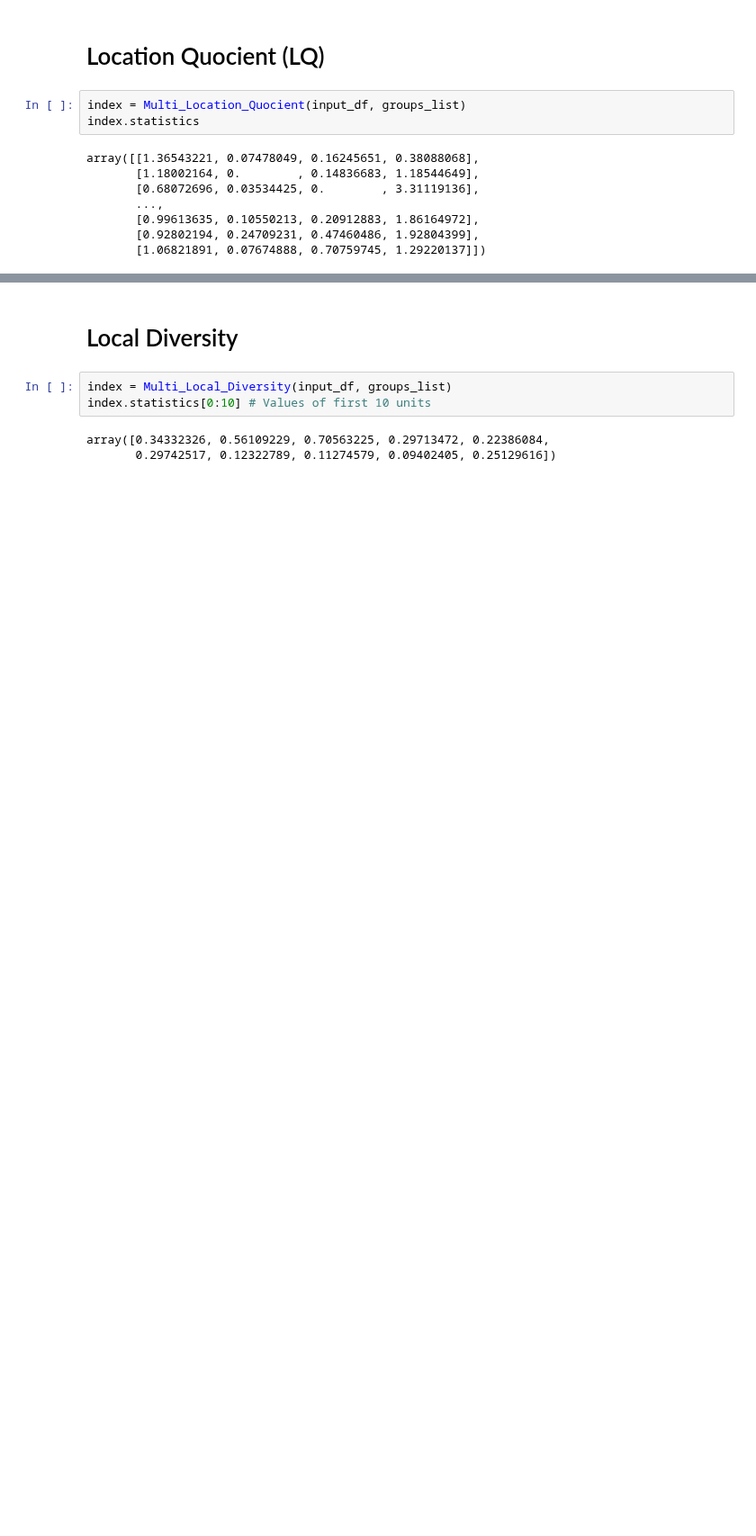
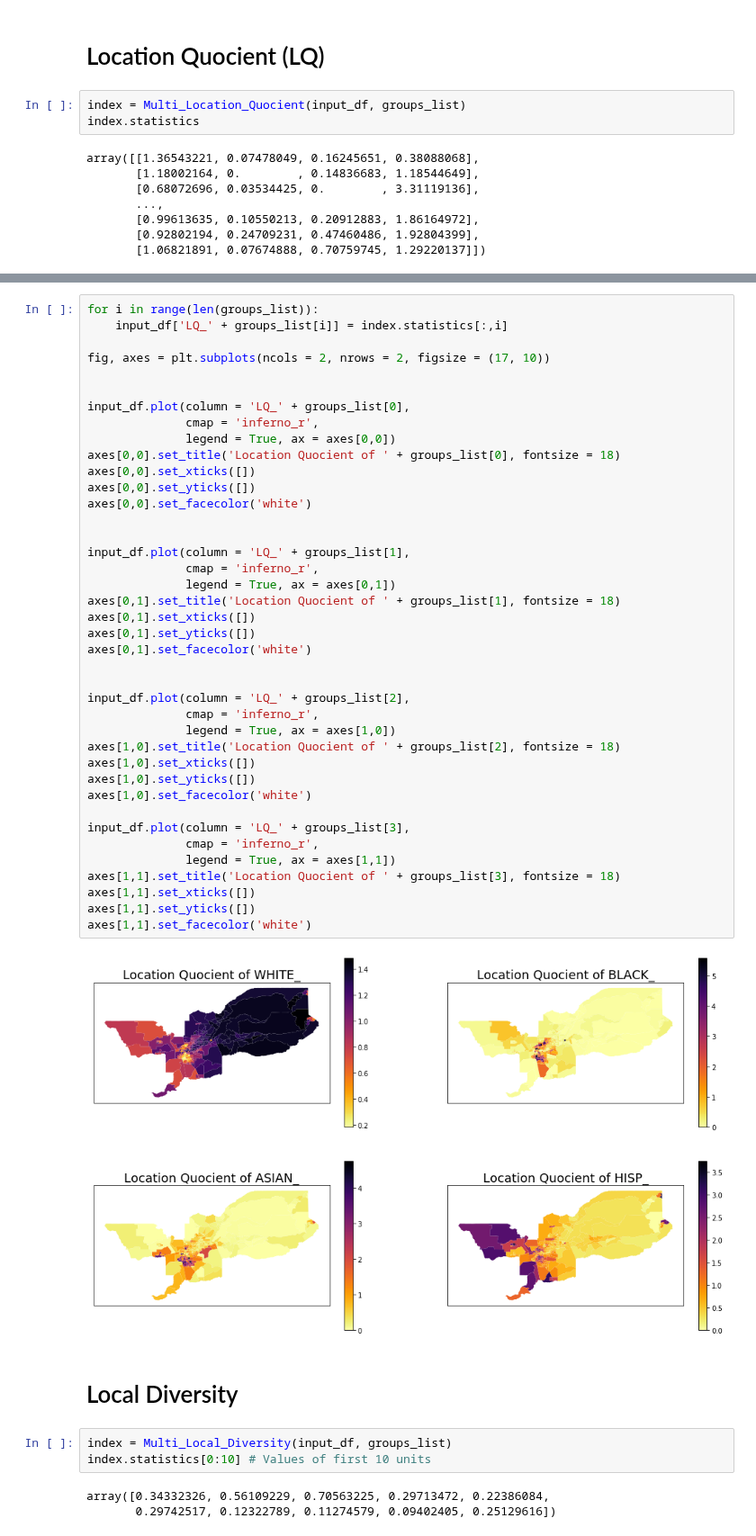
Before and after one commit to pysal/segregation, a Jupyter notebook: notebooks/local_measures_example.ipynb, the cells around one changed output, grey strips where cells are left out. Shown at 90% size. Drawn from its saved outputs; the diff is of its cells as text; blank space fills up the shorter version.

```diff
--- a/notebooks/local_measures_example.ipynb
+++ b/notebooks/local_measures_example.ipynb
@@ -95,3 +95,45 @@ Important to note that column k has the Location Quocient (LQ) of position k in
+# %%
+for i in range(len(groups_list)):
+    input_df['LQ_' + groups_list[i]] = index.statistics[:,i]
+
+fig, axes = plt.subplots(ncols = 2, nrows = 2, figsize = (17, 10))
+
+
+input_df.plot(column = 'LQ_' + groups_list[0],
+              cmap = 'inferno_r',
+              legend = True, ax = axes[0,0])
+axes[0,0].set_title('Location Quocient of ' + groups_list[0], fontsize = 18)
+axes[0,0].set_xticks([])
+axes[0,0].set_yticks([])
+axes[0,0].set_facecolor('white')
+
+
+input_df.plot(column = 'LQ_' + groups_list[1],
+              cmap = 'inferno_r',
+              legend = True, ax = axes[0,1])
+axes[0,1].set_title('Location Quocient of ' + groups_list[1], fontsize = 18)
+axes[0,1].set_xticks([])
+axes[0,1].set_yticks([])
+axes[0,1].set_facecolor('white')
+
+
+input_df.plot(column = 'LQ_' + groups_list[2],
+              cmap = 'inferno_r',
+              legend = True, ax = axes[1,0])
+axes[1,0].set_title('Location Quocient of ' + groups_list[2], fontsize = 18)
+axes[1,0].set_xticks([])
+axes[1,0].set_yticks([])
+axes[1,0].set_facecolor('white')
+
+input_df.plot(column = 'LQ_' + groups_list[3],
+              cmap = 'inferno_r',
+              legend = True, ax = axes[1,1])
+axes[1,1].set_title('Location Quocient of ' + groups_list[3], fontsize = 18)
+axes[1,1].set_xticks([])
+axes[1,1].set_yticks([])
+axes[1,1].set_facecolor('white')
+# %% [output]
+[figure, added]
 # %% [markdown]
 # Local Diversity
 # %%
```
Also changed, not shown: parts of 7 cells of this notebook.
